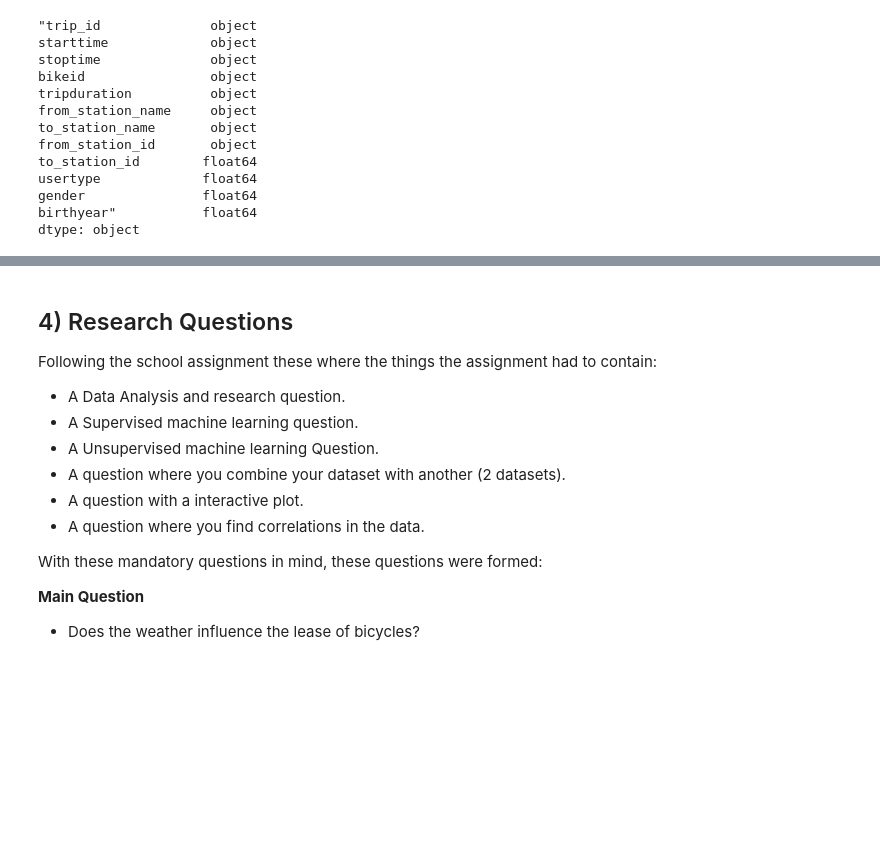
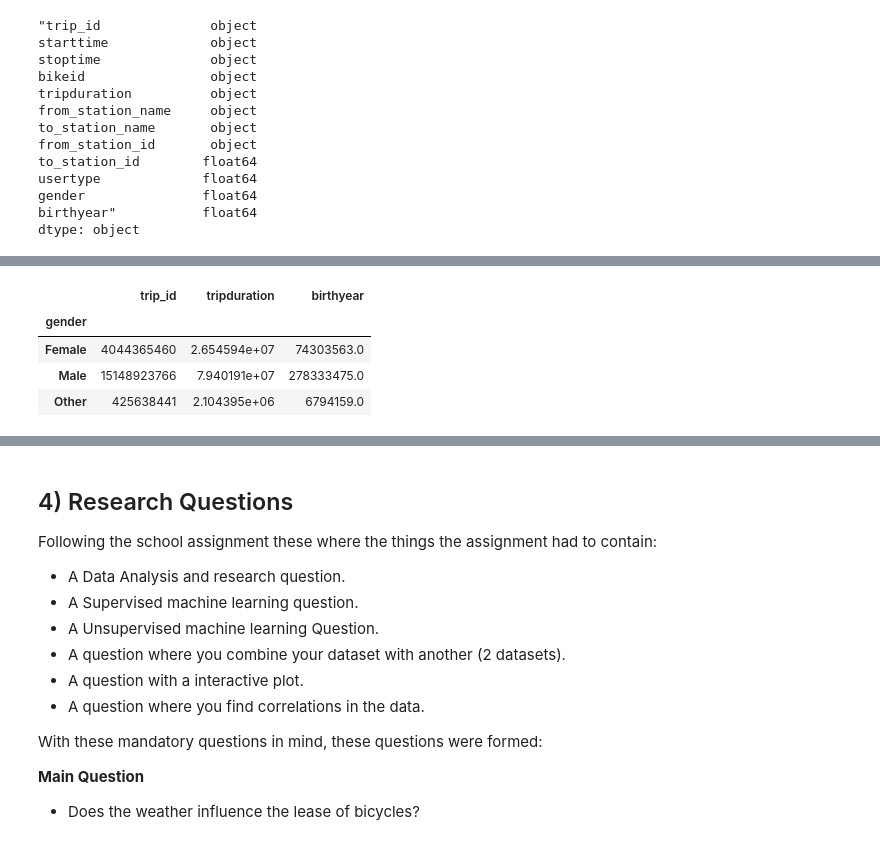
Before and after one commit to JeroenBoshuis/DataScience_Casus, a Jupyter notebook: Did it rain in Seattle and does this affect cycling.ipynb, the cells around one changed output, grey strips where cells are left out. Cells and saved outputs as stored; diff of their text form; code cells hidden in the pictures; blank space fills up the shorter version.

```diff
--- a/Did it rain in Seattle and does this affect cycling.ipynb
+++ b/Did it rain in Seattle and does this affect cycling.ipynb
@@ -530,3 +539,11 @@ trip.head()
+# %%
+trip.groupby('gender').sum()
+# %% [output]
+|  | trip_id | tripduration | birthyear |
+| gender |  |  |  |
+| Female | 4044365460 | 2.654594e+07 | 74303563.0 |
+| Male | 15148923766 | 7.940191e+07 | 278333475.0 |
+| Other | 425638441 | 2.104395e+06 | 6794159.0 |
 # %% [markdown]
 ***Fields***
 - trip_id
```
Also changed, not shown: parts of 9 cells of this notebook.
